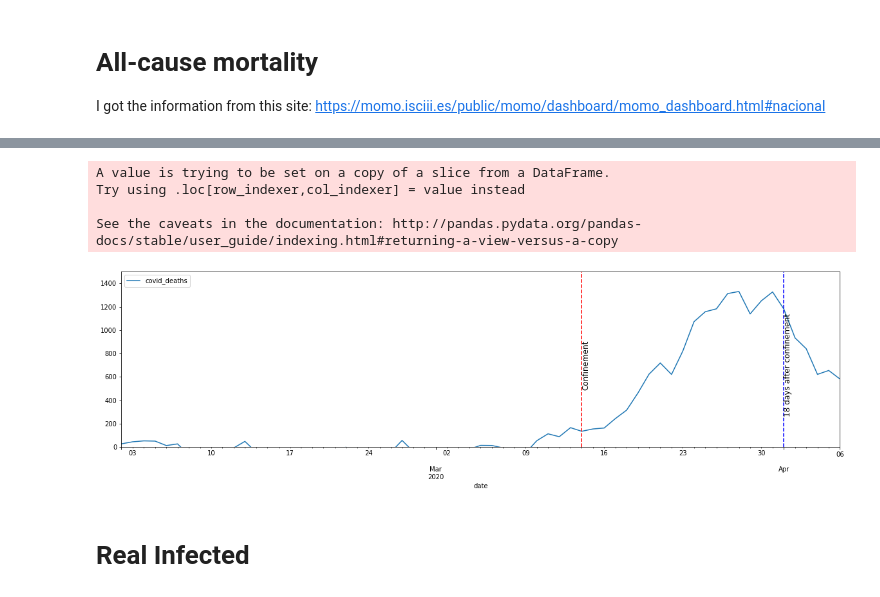
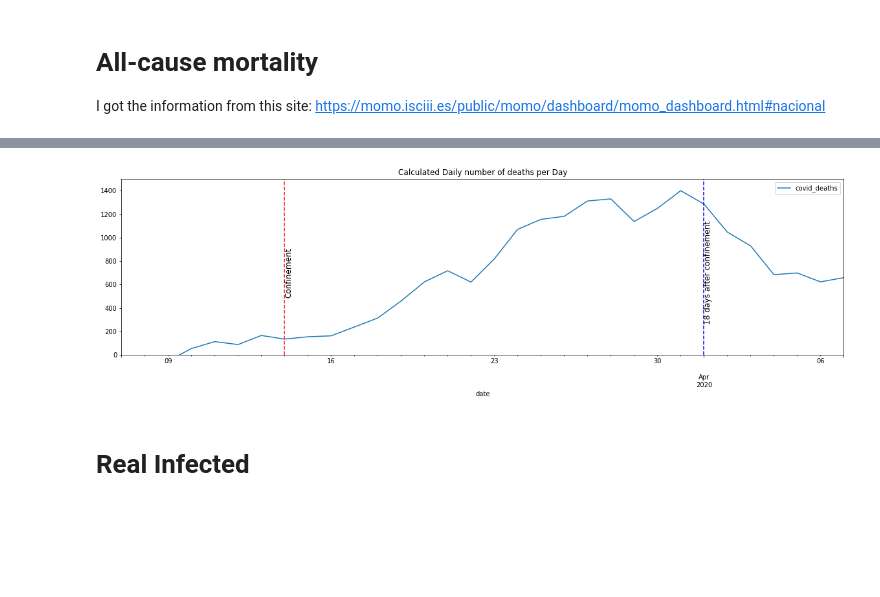
Before and after one commit to camorales197/Real_Numbers_Spain_Covid19, a Jupyter notebook: exploring_spanish_deaths.ipynb, the cells around one changed output, grey strips where cells are left out. Saved outputs shown, nothing was run; the diff lists cells and outputs as text; code cells hidden in the pictures; blank space fills up the shorter version.

Commit message:
improving charts

```diff
--- a/exploring_spanish_deaths.ipynb
+++ b/exploring_spanish_deaths.ipynb
@@ -128,23 +117,21 @@ Text(2020-04-01, 700, '18 days after confinement')
 # %%
-mortality_pandemy["covid_deaths"] = (mortality_pandemy["observed_deaths"]
-                                    - mortality_pandemy["expected_deaths"]
-                                     + death_to_discount)
+#The two lines from the previous graph correlate very well until half march, when they begin to diverge.
+#My hypothesis is that the difference between the number of deaths of both lines is a good aproximation to the real number of deaths caused by covid19
 
 
-ax = mortality_pandemy.plot(x="date", y= ["covid_deaths"], figsize=(20,5), ylim=(0,1500))
+mortality["covid_deaths"] = (mortality["observed_deaths"]
+                                    - mortality["expected_deaths"]
+                                     + death_to_discount) # We discount the deaths caused by accidents that should reduce dramatically during the confinement
+
+
+ax = mortality.plot(x="date", y= ["covid_deaths"], figsize=(20,5), ylim=(0,1500),
+                    xlim=('2020-03-07', max(mortality["date"])), title="Calculated Daily number of deaths per Day")
 ax.axvline(confinement_date, color='red', linestyle='--') # red line for the beginning of the confinement
 ax.axvline(eighteen_days_after_confinement, color='b', linestyle='--') # blue line for the beginning of the effects from the confinement
-
-
-
 ax.text(x=confinement_date,  y=700,s="Confinement", fontsize=12, rotation=90, verticalalignment='center')
 ax.text(x=eighteen_days_after_confinement,  y=700,s="18 days after confinement", fontsize=12,
         rotation=90, verticalalignment='center');
 # %% [output]
-A value is trying to be set on a copy of a slice from a DataFrame.
-Try using .loc[row_indexer,col_indexer] = value instead
-
-See the caveats in the documentation: http://pandas.pydata.org/pandas-docs/stable/user_guide/indexing.html#returning-a-view-versus-a-copy
-[figure, old version]
+[figure, new version]
 # %% [markdown]
 # Real Infected
```
Also changed, not shown: parts of 14 cells of this notebook.
